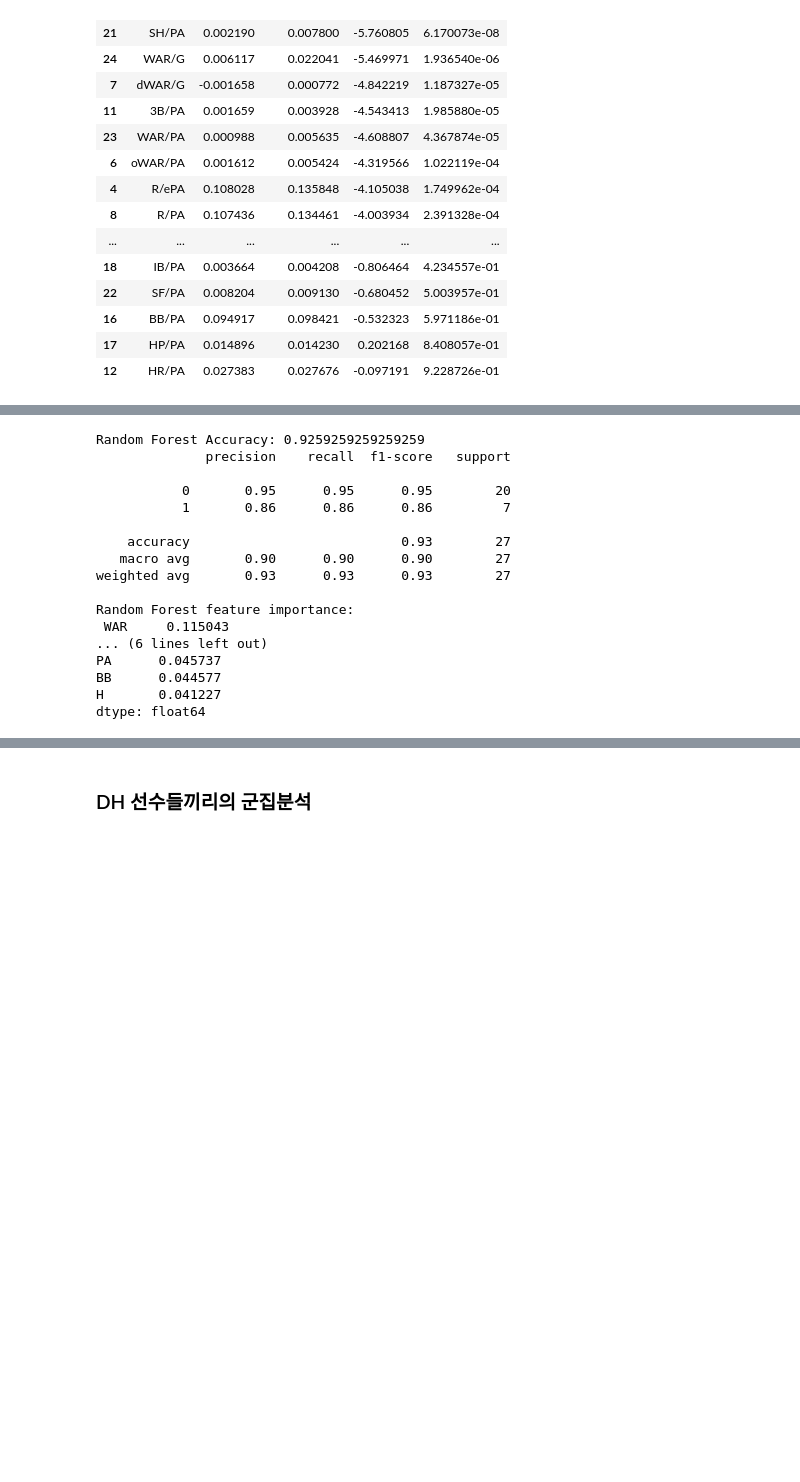
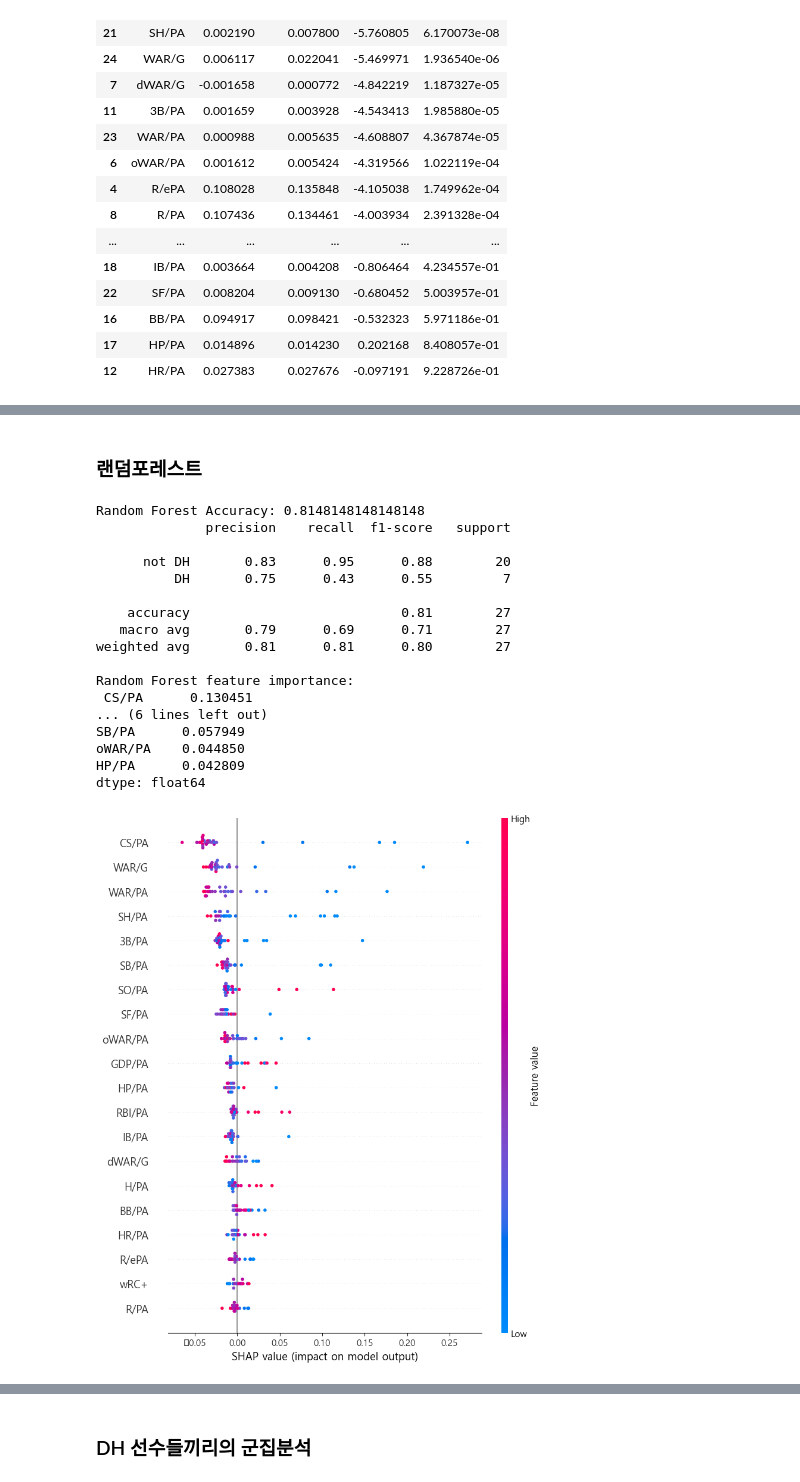
Before and after one commit to choiwj0215/datathon-team-11, a Jupyter notebook: 이민정/전처리/가설확인_지명타자.ipynb, the cells around one changed output, grey strips where cells are left out. Cells and saved outputs as stored; diff of their text form; code cells hidden in the pictures; blank space fills up the shorter version.

```diff
--- a/이민정/전처리/가설확인_지명타자.ipynb
+++ b/이민정/전처리/가설확인_지명타자.ipynb
@@ -144,29 +158,41 @@ dtype: float64
+# %% [markdown]
+### 랜덤포레스트
 # %%
 # 랜덤포레스트
 rf = RandomForestClassifier(n_estimators=100, random_state=42)
 rf.fit(X_train, y_train)
 y_pred_rf = rf.predict(X_test)
 print("Random Forest Accuracy:", accuracy_score(y_test, y_pred_rf))
-print(classification_report(y_test, y_pred_rf))
+print(classification_report(y_test, y_pred_rf,target_names=["not DH", "DH"]))
 
 # 피처중요도
 importance_rf = pd.Series(rf.feature_importances_, index=features).sort_values(ascending=False)
 print("Random Forest feature importance:\n", importance_rf.head(10))
 # %% [output]
-Random Forest Accuracy: 0.9259259259259259
+Random Forest Accuracy: 0.8148148148148148
               precision    recall  f1-score   support
 
-           0       0.95      0.95      0.95        20
-           1       0.86      0.86      0.86         7
+      not DH       0.83      0.95      0.88        20
+          DH       0.75      0.43      0.55         7
 
-    accuracy                           0.93        27
-   macro avg       0.90      0.90      0.90        27
-weighted avg       0.93      0.93      0.93        27
+    accuracy                           0.81        27
+   macro avg       0.79      0.69      0.71        27
+weighted avg       0.81      0.81      0.80        27
 
 Random Forest feature importance:
- WAR     0.115043
+ CS/PA      0.130451
 ... (6 lines left out)
-PA      0.045737
-BB      0.044577
-H       0.041227
+SB/PA      0.057949
+oWAR/PA    0.044850
+HP/PA      0.042809
 dtype: float64
+# %%
+explainer = shap.TreeExplainer(rf)
+shap_values = explainer(X_test)
+
+if len(shap_values.values.shape) == 3:
+    shap.summary_plot(shap_values.values[:, :, 1], X_test)
+else:
+    shap.summary_plot(shap_values.values, X_test)
+# %% [output]
+[figure, added]
```
Also changed, not shown: parts of 12 cells of this notebook.
